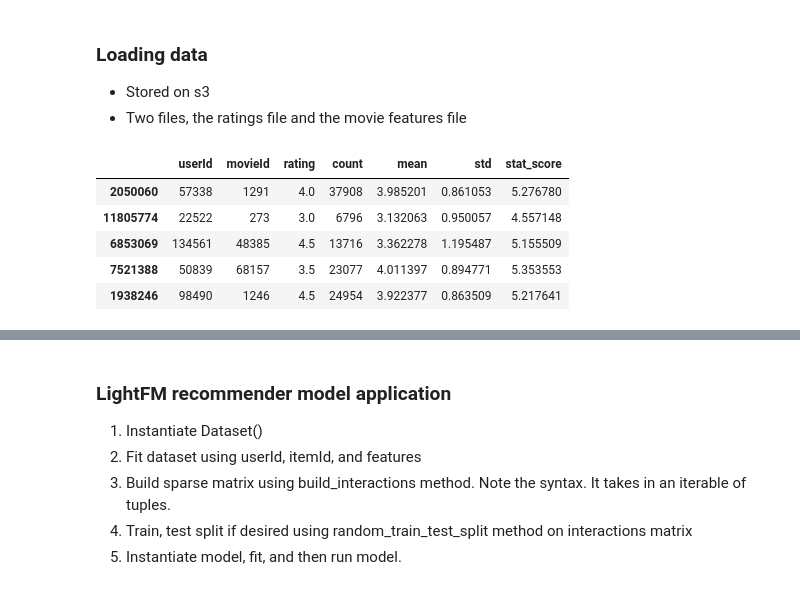
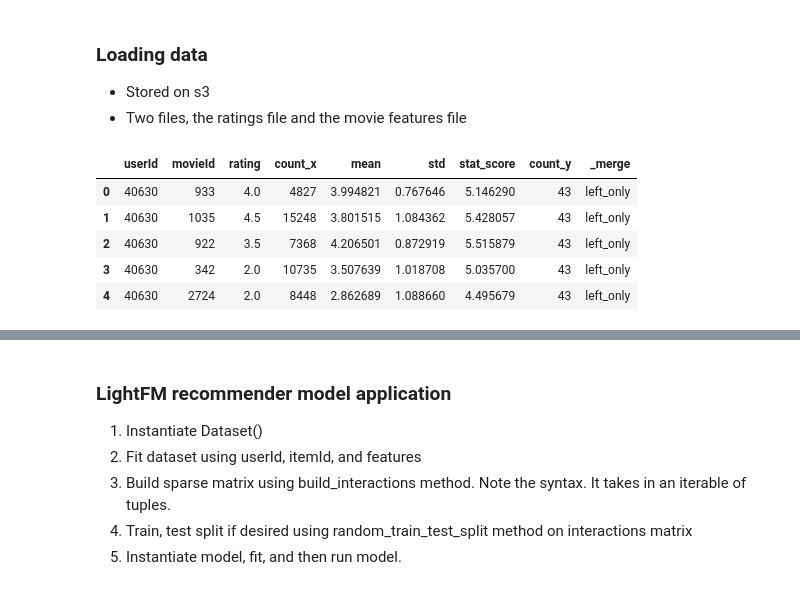
Before and after one commit to salvir1/a-better-recommender, a Jupyter notebook: lightfm-recommender.ipynb, the cells around one changed output, grey strips where cells are left out. Drawn from its saved outputs; the diff is of its cells as text; code cells hidden in the pictures.

```diff
--- a/lightfm-recommender.ipynb
+++ b/lightfm-recommender.ipynb
@@ -61,9 +76,11 @@ data = df.sample(frac=0.25, random_state=51)
-# %%
-data.head()
-# %% [output]
-|  | userId | movieId | rating | count | mean | std | stat_score |
-| 2050060 | 57338 | 1291 | 4.0 | 37908 | 3.985201 | 0.861053 | 5.276780 |
-| 11805774 | 22522 | 273 | 3.0 | 6796 | 3.132063 | 0.950057 | 4.557148 |
-| 6853069 | 134561 | 48385 | 4.5 | 13716 | 3.362278 | 1.195487 | 5.155509 |
-| 7521388 | 50839 | 68157 | 3.5 | 23077 | 4.011397 | 0.894771 | 5.353553 |
-| 1938246 | 98490 | 1246 | 4.5 | 24954 | 3.922377 | 0.863509 | 5.217641 |
+# %%
+train_data = pd.read_csv('data/train_ratings_df.csv')
+train_data.groupby('movieId').agg(count = ('rating', 'count')).count()
+train_data.head()
+# %% [output]
+|  | userId | movieId | rating | count_x | mean | std | stat_score | count_y | _merge |
+| 0 | 40630 | 933 | 4.0 | 4827 | 3.994821 | 0.767646 | 5.146290 | 43 | left_only |
+| 1 | 40630 | 1035 | 4.5 | 15248 | 3.801515 | 1.084362 | 5.428057 | 43 | left_only |
+| 2 | 40630 | 922 | 3.5 | 7368 | 4.206501 | 0.872919 | 5.515879 | 43 | left_only |
+| 3 | 40630 | 342 | 2.0 | 10735 | 3.507639 | 1.018708 | 5.035700 | 43 | left_only |
+| 4 | 40630 | 2724 | 2.0 | 8448 | 2.862689 | 1.088660 | 4.495679 | 43 | left_only |
```
Also changed, not shown: parts of 34 cells of this notebook, 3 other files.
